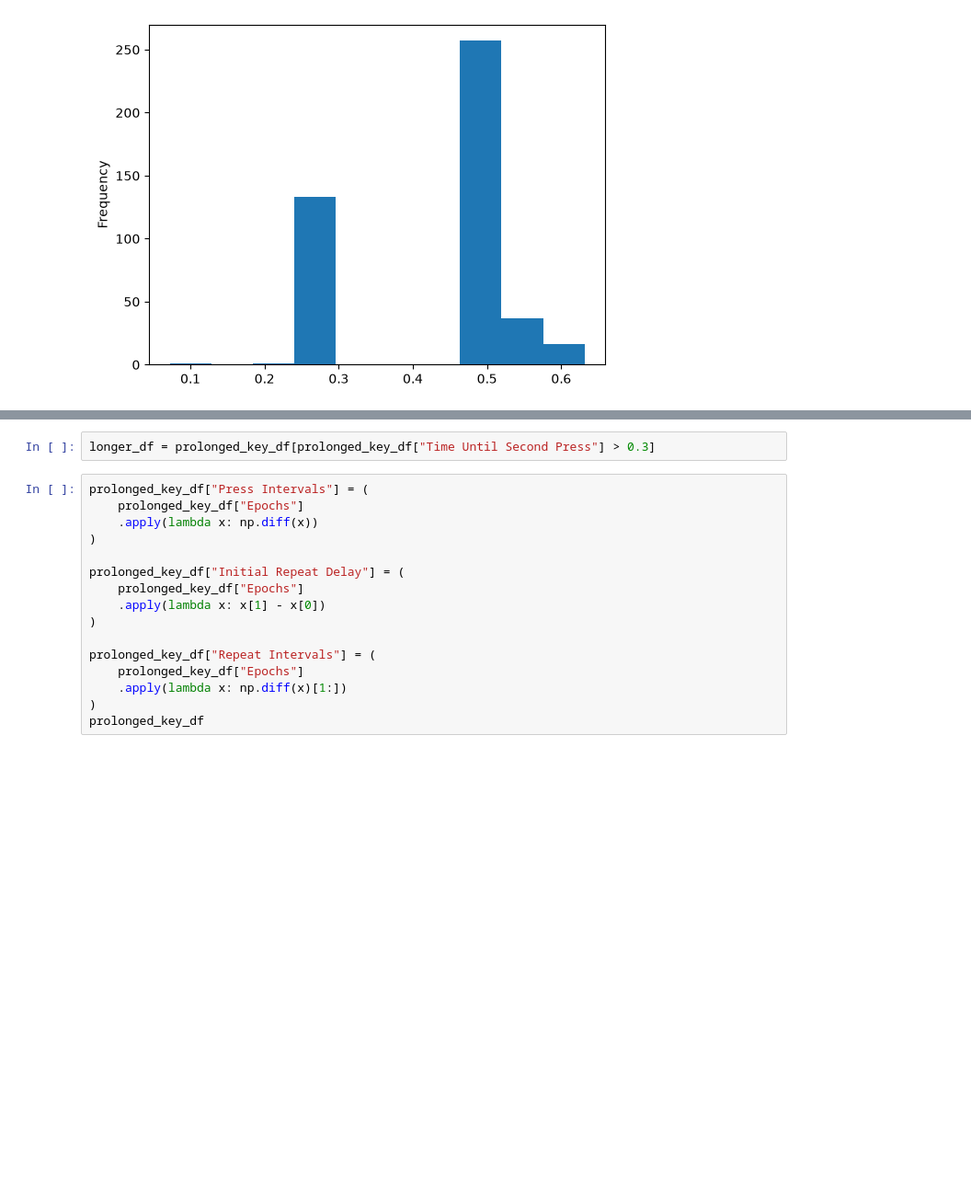
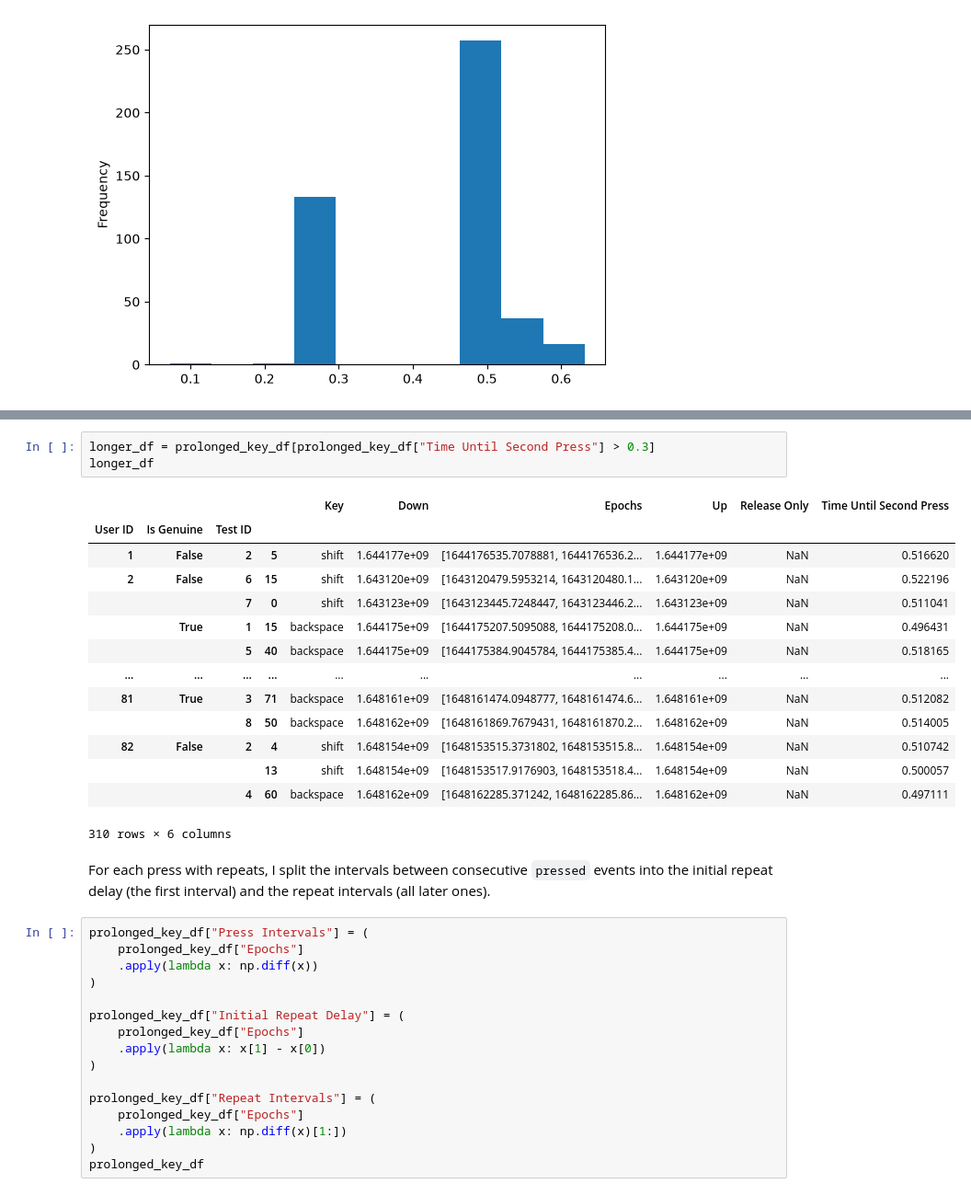
Before and after one commit to m-heldt/behavioral-ml, a Jupyter notebook: notebooks/features.ipynb, the cells around one changed output, grey strips where cells are left out. Shown at 92% size. Saved outputs shown, nothing was run; the diff lists cells and outputs as text; blank space fills up the shorter version.

```diff
--- a/notebooks/features.ipynb
+++ b/notebooks/features.ipynb
@@ -723,5 +850,23 @@ quicker_df = prolonged_key_df[prolonged_key_df["Time Until Second Press"] < 0.3]
 # %%
 longer_df = prolonged_key_df[prolonged_key_df["Time Until Second Press"] > 0.3]
+longer_df
+# %% [output]
+|  |  |  |  | Key | Down | Epochs | Up | Release Only | Time Until Second Press |
+| User ID | Is Genuine | Test ID |  |  |  |  |  |  |  |
+| 1 | False | 2 | 5 | shift | 1.644177e+09 | [1644176535.7078881, 1644176536.2... | 1.644177e+09 | NaN | 0.516620 |
+| 2 | False | 6 | 15 | shift | 1.643120e+09 | [1643120479.5953214, 1643120480.1... | 1.643120e+09 | NaN | 0.522196 |
+|  |  | 7 | 0 | shift | 1.643123e+09 | [1643123445.7248447, 1643123446.2... | 1.643123e+09 | NaN | 0.511041 |
+|  | True | 1 | 15 | backspace | 1.644175e+09 | [1644175207.5095088, 1644175208.0... | 1.644175e+09 | NaN | 0.496431 |
+|  |  | 5 | 40 | backspace | 1.644175e+09 | [1644175384.9045784, 1644175385.4... | 1.644175e+09 | NaN | 0.518165 |
+| ... | ... | ... | ... | ... | ... | ... | ... | ... | ... |
+| 81 | True | 3 | 71 | backspace | 1.648161e+09 | [1648161474.0948777, 1648161474.6... | 1.648161e+09 | NaN | 0.512082 |
+|  |  | 8 | 50 | backspace | 1.648162e+09 | [1648161869.7679431, 1648161870.2... | 1.648162e+09 | NaN | 0.514005 |
+| 82 | False | 2 | 4 | shift | 1.648154e+09 | [1648153515.3731802, 1648153515.8... | 1.648154e+09 | NaN | 0.510742 |
+|  |  |  | 13 | shift | 1.648154e+09 | [1648153517.9176903, 1648153518.4... | 1.648154e+09 | NaN | 0.500057 |
+|  |  | 4 | 60 | backspace | 1.648162e+09 | [1648162285.371242, 1648162285.86... | 1.648162e+09 | NaN | 0.497111 |
+310 rows × 6 columns
+# %% [markdown]
+For each press with repeats, I split the intervals between consecutive `pressed` events into the initial repeat delay (the first interval) and the repeat intervals (all later ones).
 # %%
 prolonged_key_df["Press Intervals"] = (
     prolonged_key_df["Epochs"]
```
Also changed, not shown: parts of 57 cells of this notebook.
